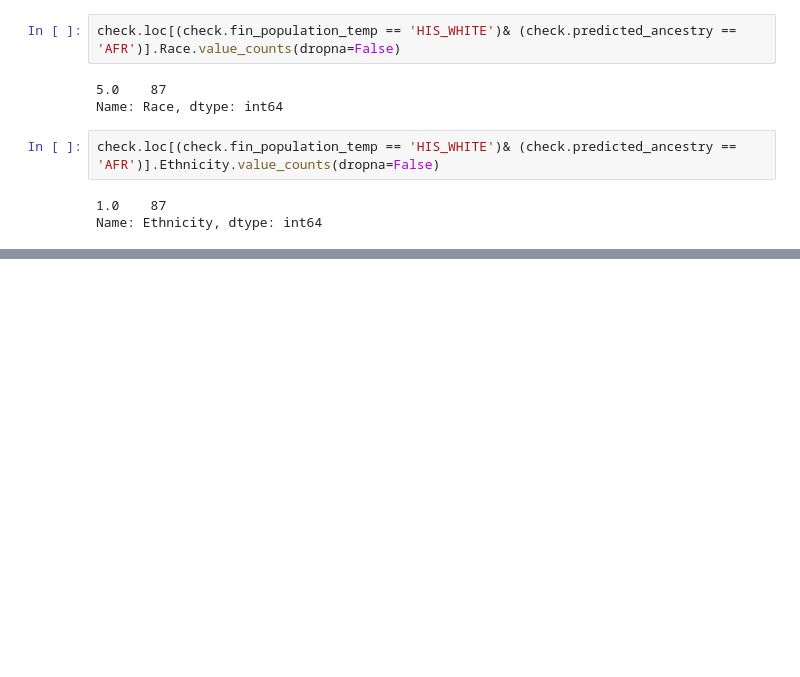
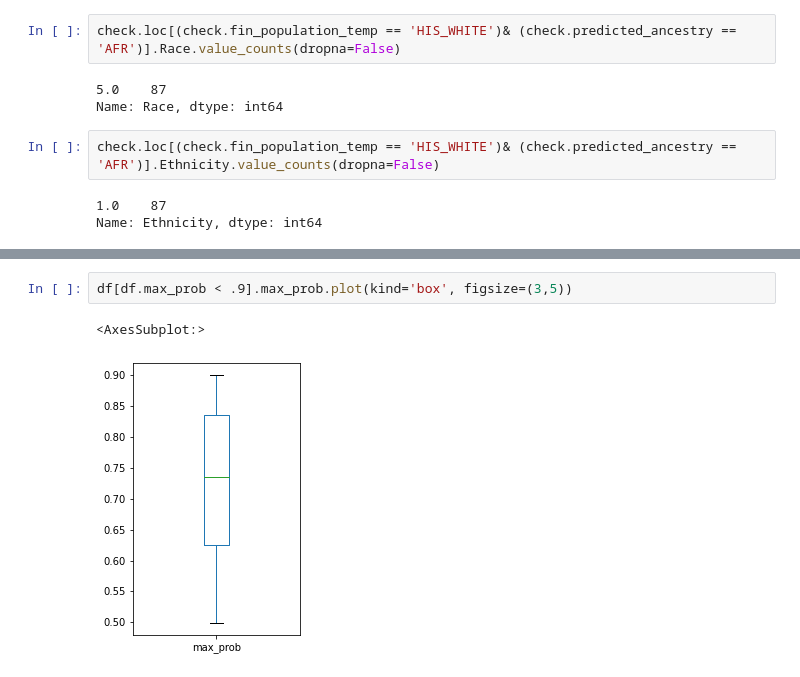
Before and after one commit to teresa-sansan/ADSP_polyfun, a Jupyter notebook: data_processing/phenotype/merge_pheno_pc_population.ipynb, the cells around one changed output, grey strips where cells are left out. Cells and saved outputs as stored; diff of their text form; blank space fills up the shorter version.

```diff
--- a/data_processing/phenotype/merge_pheno_pc_population.ipynb
+++ b/data_processing/phenotype/merge_pheno_pc_population.ipynb
@@ -223,0 +314,5 @@ Name: Ethnicity, dtype: int64
+# %%
+df[df.max_prob < .9].max_prob.plot(kind='box', figsize=(3,5))
+# %% [output]
+<AxesSubplot:>
+[figure, added]
```
Also changed, not shown: parts of 16 cells of this notebook.
